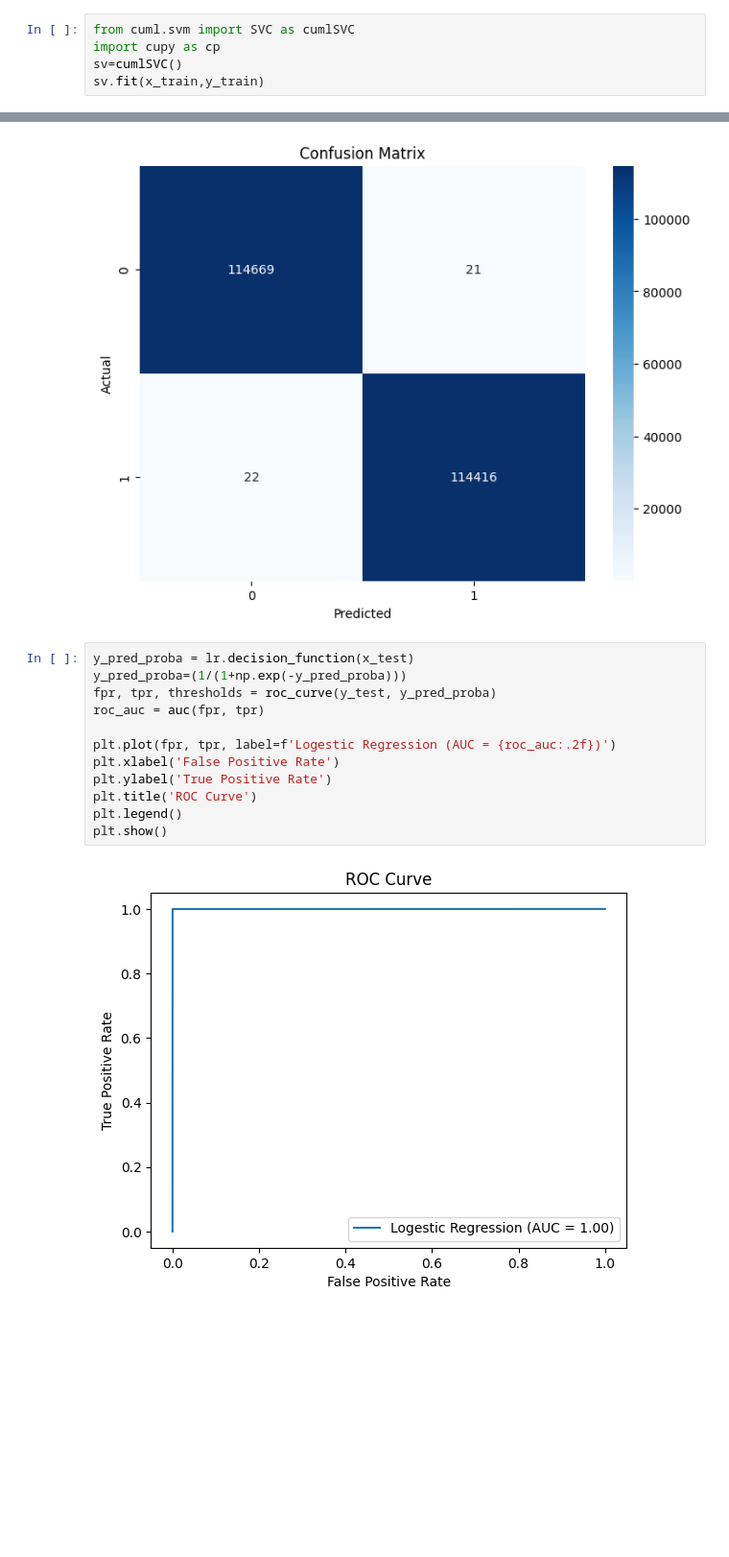
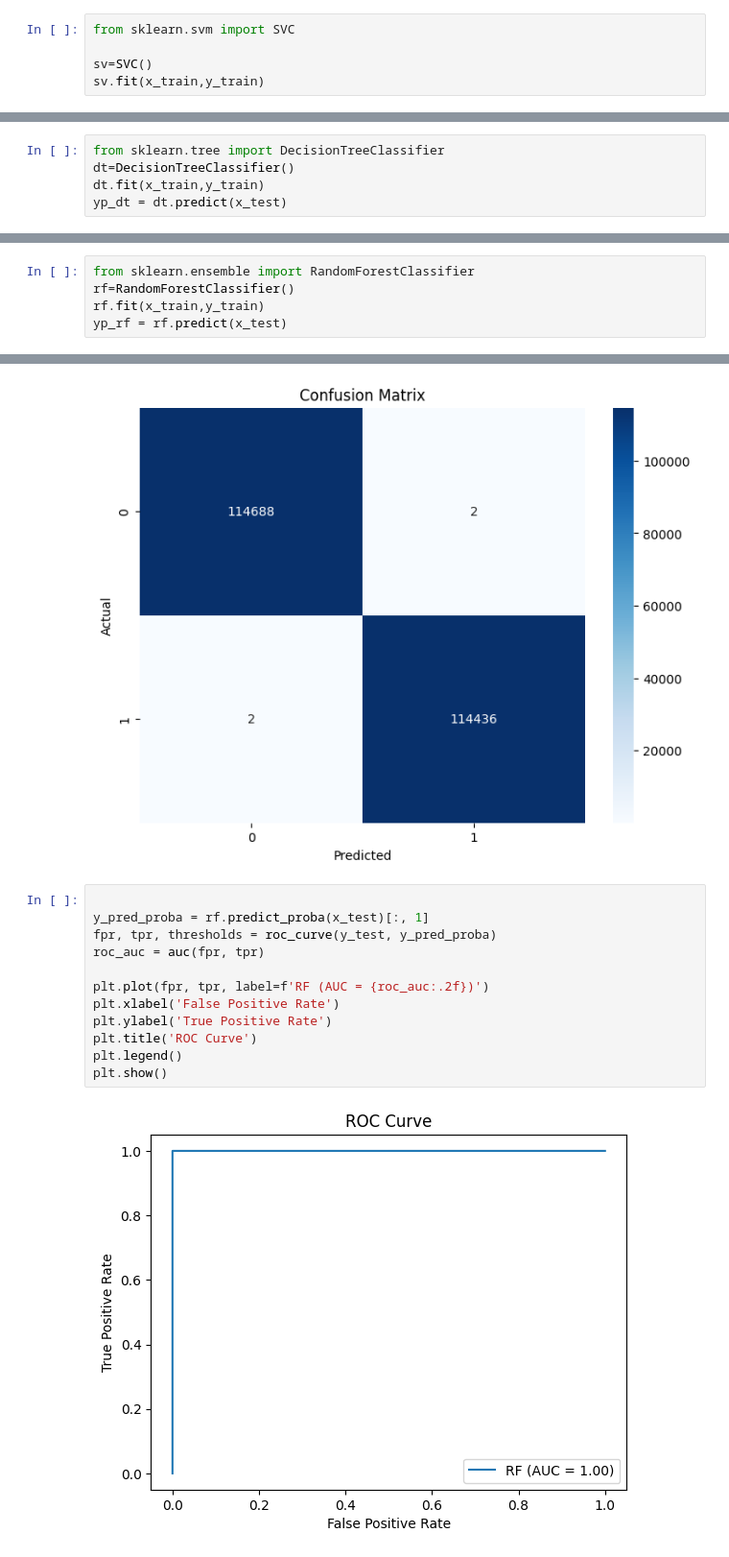
Before and after one commit to Eshwar1435/SML_2072, a Jupyter notebook: final_project.ipynb, the cells around one changed output, grey strips where cells are left out. Shown at 96% size. Drawn from its saved outputs; the diff is of its cells as text; blank space fills up the shorter version.

```diff
--- a/final_project.ipynb
+++ b/final_project.ipynb
@@ -1092,9 +1201,9 @@ print(accuracy_logistic)
 # %% [markdown]
 ##Support Vector Mechine
 # %%
-from cuml.svm import SVC as cumlSVC
-import cupy as cp
-sv=cumlSVC()
+from sklearn.svm import SVC
+
+sv=SVC()
 sv.fit(x_train,y_train)
 # %% [output]
 SVC()
@@ -1275,2 +1377,7 @@ x_train_boot,y_train_boot=bootstrapping(x_train,y_train)
+# %%
+from sklearn.tree import DecisionTreeClassifier
+dt=DecisionTreeClassifier()
+dt.fit(x_train,y_train)
+yp_dt = dt.predict(x_test)
 # %%
 from sklearn.metrics import confusion_matrix,accuracy_score,classification_report,ConfusionMatrixDisplay,roc_curve,auc,precision_recall_curve
@@ -1358,0 +1442,5 @@ yp = lr.predict(x_test)
+# %%
+from sklearn.ensemble import RandomForestClassifier
+rf=RandomForestClassifier()
+rf.fit(x_train,y_train)
+yp_rf = rf.predict(x_test)
@@ -1374,19 +1465,19 @@ plt.show()
 # %% [output]
 [figure]
 # %%
-y_pred_proba = lr.decision_function(x_test)
-y_pred_proba=(1/(1+np.exp(-y_pred_proba)))
+
+y_pred_proba = rf.predict_proba(x_test)[:, 1]
 fpr, tpr, thresholds = roc_curve(y_test, y_pred_proba)
 roc_auc = auc(fpr, tpr)
 
-plt.plot(fpr, tpr, label=f'Logestic Regression (AUC = {roc_auc:.2f})')
+plt.plot(fpr, tpr, label=f'RF (AUC = {roc_auc:.2f})')
 plt.xlabel('False Positive Rate')
 plt.ylabel('True Positive Rate')
 plt.title('ROC Curve')
 plt.legend()
 plt.show()
 # %% [output]
-[figure, old version]
+[figure, new version]
 # %%
 precision, recall, _ = precision_recall_curve(y_test, y_pred_proba)
 plt.plot(recall, precision, marker='.')
```
Also changed, not shown: parts of 128 cells of this notebook.
